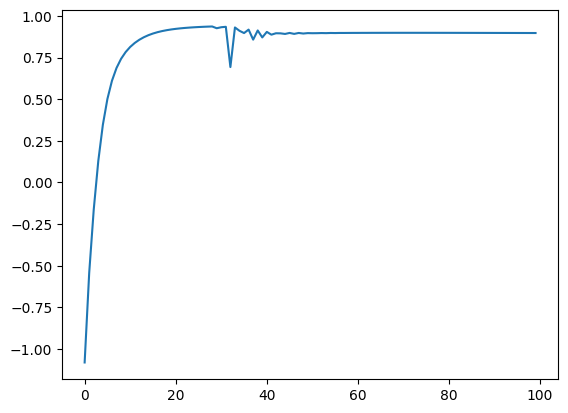
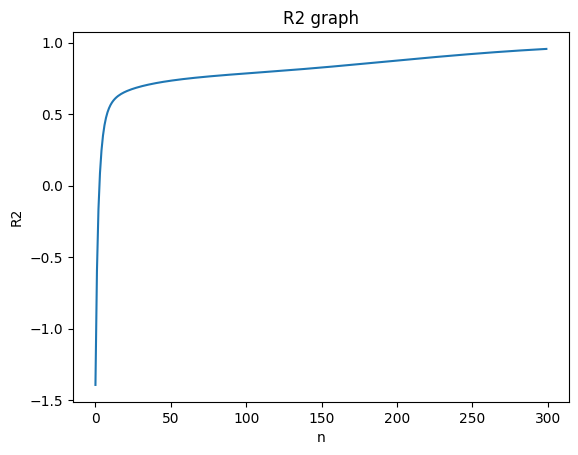
The notebook cell's code change between the first figure and the second:
--- before
+++ after
@@ -2,6 +2,6 @@
 from matplotlib import pyplot as plt
 
-N = 10000 #경사하강법 반복횟수
-alpha = 0.01 #학습률
+N = 30000 #경사하강법 반복횟수
+alpha = 0.03 #학습률
 alt = np.array([1, 2, 3, 4, 5, 6, 7, 8, 9, 10]) #해발고도 리스트
 grad = np.array([3, 7, 5, 2, 3, 5, 1, 8, 3, 2]) #경사 리스트(각 x, dy/dx 기울기o)
@@ -76,4 +76,7 @@
     return exponential((a - altnn[0])/altnn[1], (g - gradnn[0])/gradnn[1], (f - fatiguenn[0])/fatiguenn[1])*vnn[1] + vnn[0]
 
-plt.plot(np.arange(100), R2s)
+plt.title("R2 graph")
+plt.xlabel("n")
+plt.ylabel("R2")
+plt.plot(np.arange(300), R2s)
 plt.show()

Commit: 그래프 라벨 추가